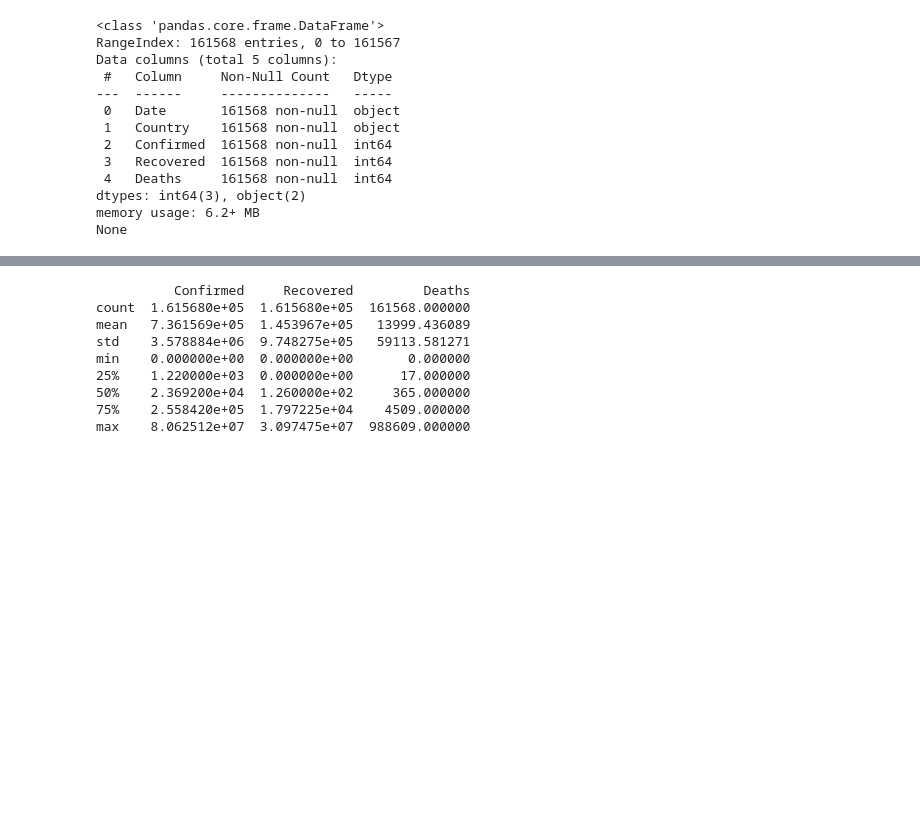
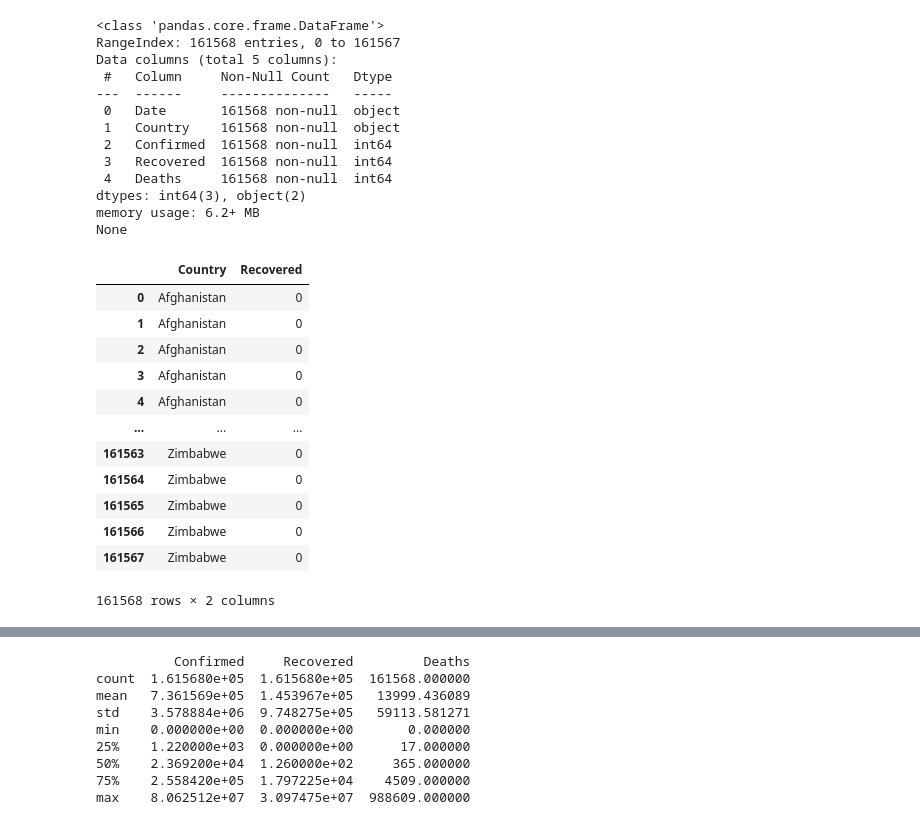
Before and after one commit to shimaabadi/BENGR310, a Jupyter notebook: intro_pandas.ipynb, the cells around one changed output, grey strips where cells are left out. Cells and saved outputs as stored; diff of their text form; code cells hidden in the pictures; blank space fills up the shorter version.

```diff
--- a/intro_pandas.ipynb
+++ b/intro_pandas.ipynb
@@ -52,3 +56,19 @@ Data columns (total 5 columns):
 dtypes: int64(3), object(2)
 memory usage: 6.2+ MB
 None
+# %%
+df[['Country','Recovered']]
+# %% [output]
+|  | Country | Recovered |
+| 0 | Afghanistan | 0 |
+| 1 | Afghanistan | 0 |
+| 2 | Afghanistan | 0 |
+| 3 | Afghanistan | 0 |
+| 4 | Afghanistan | 0 |
+| ... | ... | ... |
+| 161563 | Zimbabwe | 0 |
+| 161564 | Zimbabwe | 0 |
+| 161565 | Zimbabwe | 0 |
+| 161566 | Zimbabwe | 0 |
+| 161567 | Zimbabwe | 0 |
+161568 rows × 2 columns
```
Also changed, not shown: parts of 13 cells of this notebook, 1 other file.
